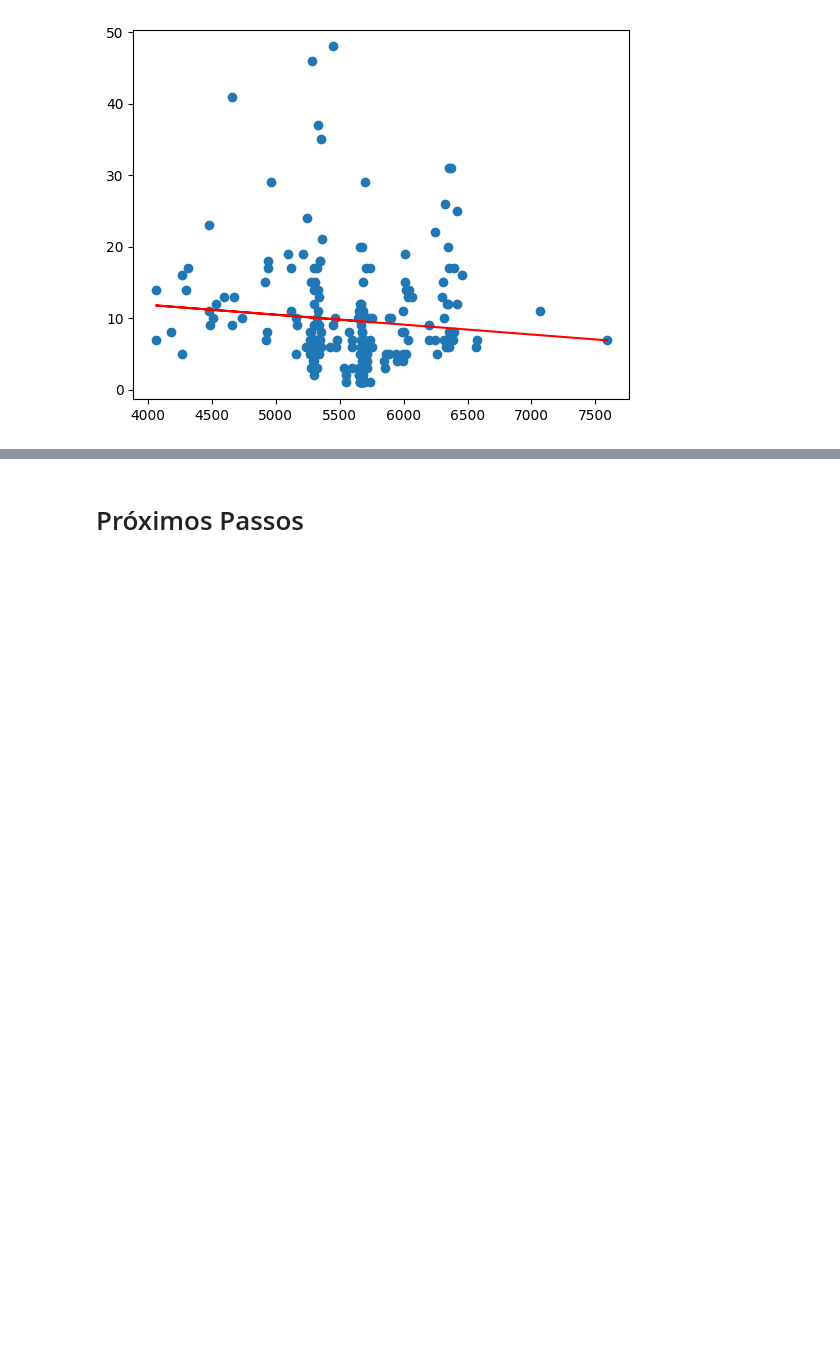
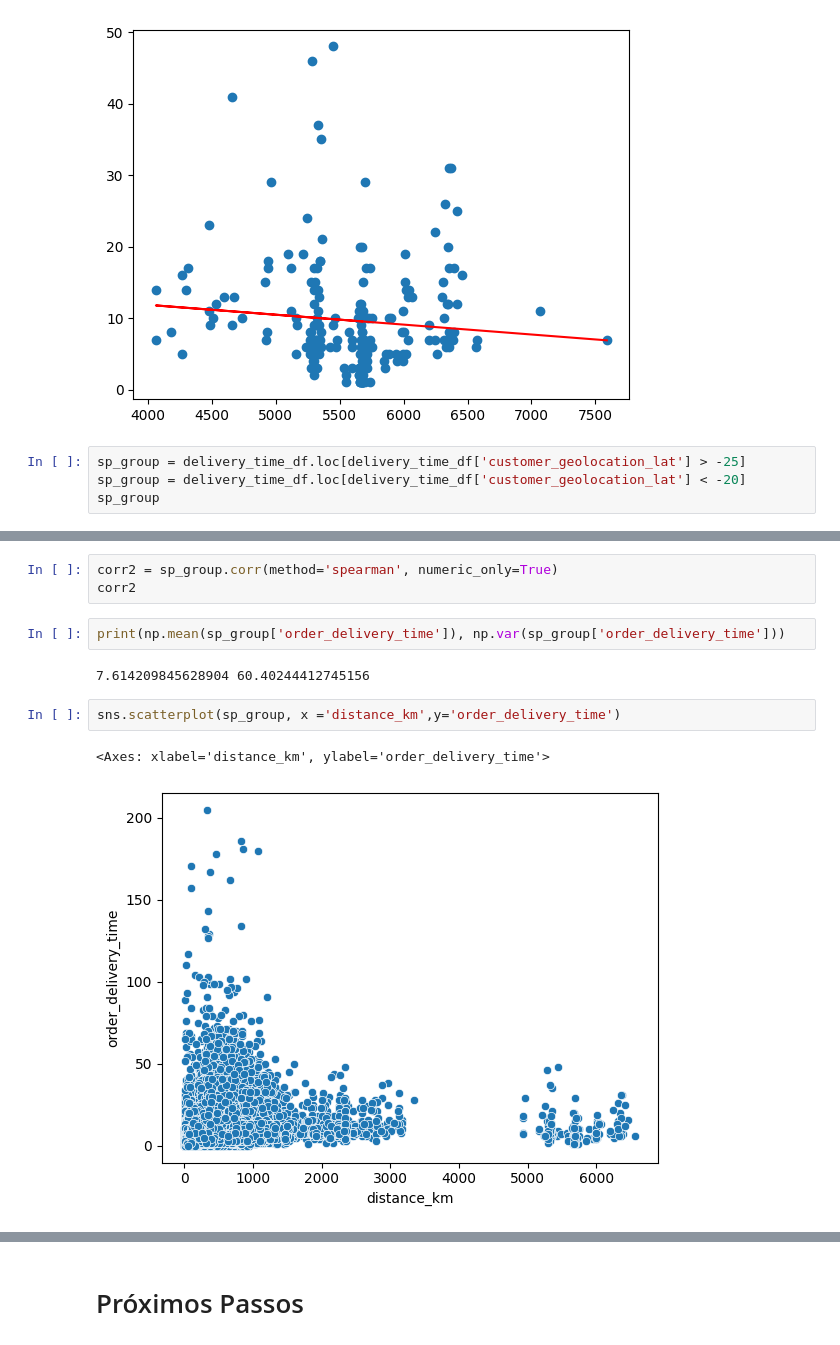
Before and after one commit to andrey-lolobrigida/brazilian_ecommerce, a Jupyter notebook: notebooks/c0.5-alb-experiments.ipynb, the cells around one changed output, grey strips where cells are left out. Drawn from its saved outputs; the diff is of its cells as text; blank space fills up the shorter version.

```diff
--- a/notebooks/c0.5-alb-experiments.ipynb
+++ b/notebooks/c0.5-alb-experiments.ipynb
@@ -712,3 +740,7 @@ ax1.plot(X,reg.predict(X), color='red')
 plt.show()
 # %% [output]
 [figure]
+# %%
+sp_group = delivery_time_df.loc[delivery_time_df['customer_geolocation_lat'] > -25]
+sp_group = delivery_time_df.loc[delivery_time_df['customer_geolocation_lat'] < -20]
+sp_group
@@ -714,0 +761,12 @@ plt.show()
+# %%
+corr2 = sp_group.corr(method='spearman', numeric_only=True)
+corr2
+# %%
+print(np.mean(sp_group['order_delivery_time']), np.var(sp_group['order_delivery_time']))
+# %% [output]
+7.614209845628904 60.40244412745156
+# %%
+sns.scatterplot(sp_group, x ='distance_km',y='order_delivery_time')
+# %% [output]
+<Axes: xlabel='distance_km', ylabel='order_delivery_time'>
+[figure, added]
```
Also changed, not shown: parts of 24 cells of this notebook.
